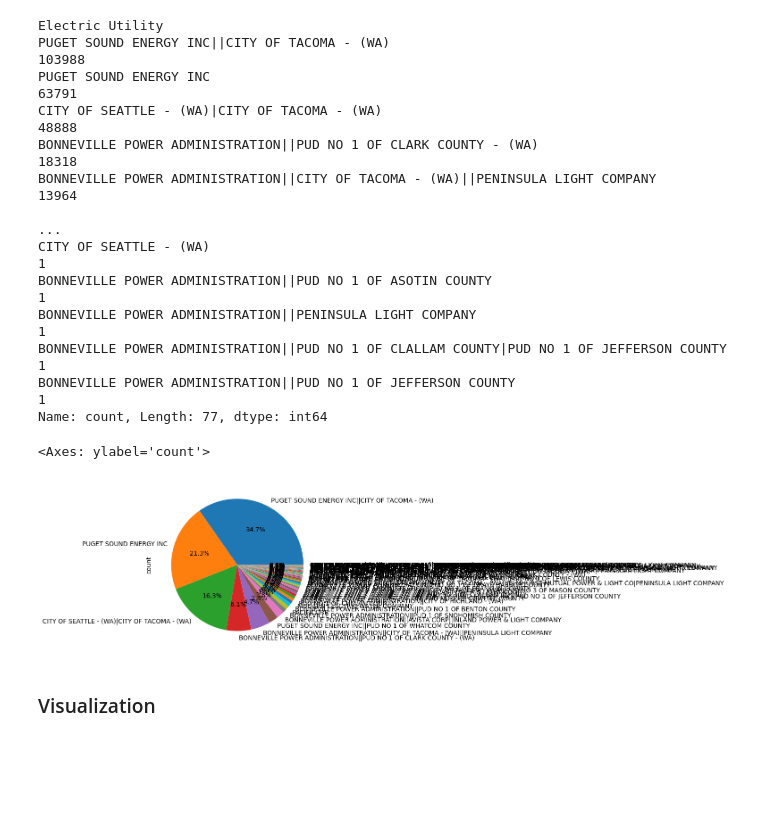
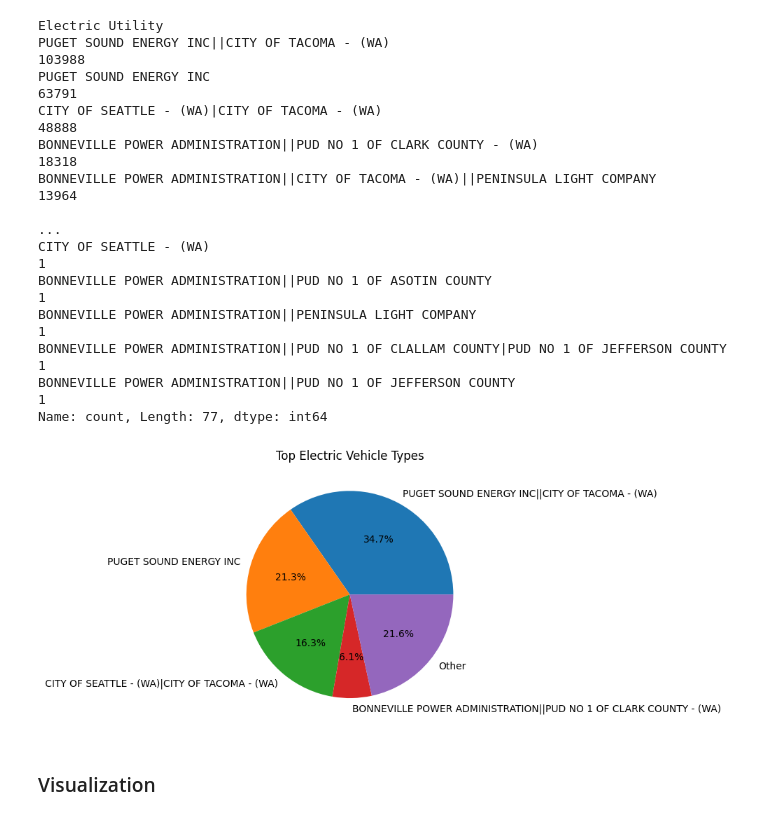
Before and after one commit to purujit-dev/Data_Analysis_Project, a Jupyter notebook: data_analysis.ipynb, the cells around one changed output. Cells and saved outputs as stored; diff of their text form; code cells hidden in the pictures; blank space fills up the shorter version.

Commit message:
improving pie chart visualization

```diff
--- a/data_analysis.ipynb
+++ b/data_analysis.ipynb
@@ -252,10 +252,24 @@ BONNEVILLE POWER ADMINISTRATION||PUD NO 1 OF CLALLAM COUNTY|PUD NO 1 OF JEFFERSO
 BONNEVILLE POWER ADMINISTRATION||PUD NO 1 OF JEFFERSON COUNTY                                    1
 Name: count, Length: 77, dtype: int64
 # %%
-df['Electric Utility'].value_counts().plot(kind='pie', autopct='%1.1f%%')
+# df['Electric Utility'].value_counts().plot(kind='pie', autopct='%1.1f%%')
-# %% [output]
-<Axes: ylabel='count'>
-[figure, removed]
+# %%
+counts = df['Electric Utility'].value_counts()
+
+# 2. Keep the top 4 categories (you can change this number)
+top_counts = counts.nlargest(4)
+
+# 3. Sum the remaining categories into an 'Other' slice
+other_counts = pd.Series({'Other': counts.iloc[4:].sum()})
+
+# 4. Combine them and plot
+final_counts = pd.concat([top_counts, other_counts])
+final_counts.plot(kind='pie', autopct='%1.1f%%', ylabel='')
+
+plt.title('Top Electric Vehicle Types')
+plt.show()
+# %% [output]
+[figure, added]
 # %% [markdown]
 ### Visualization
 # %%
```
Also changed, not shown: parts of 1 cell of this notebook.
